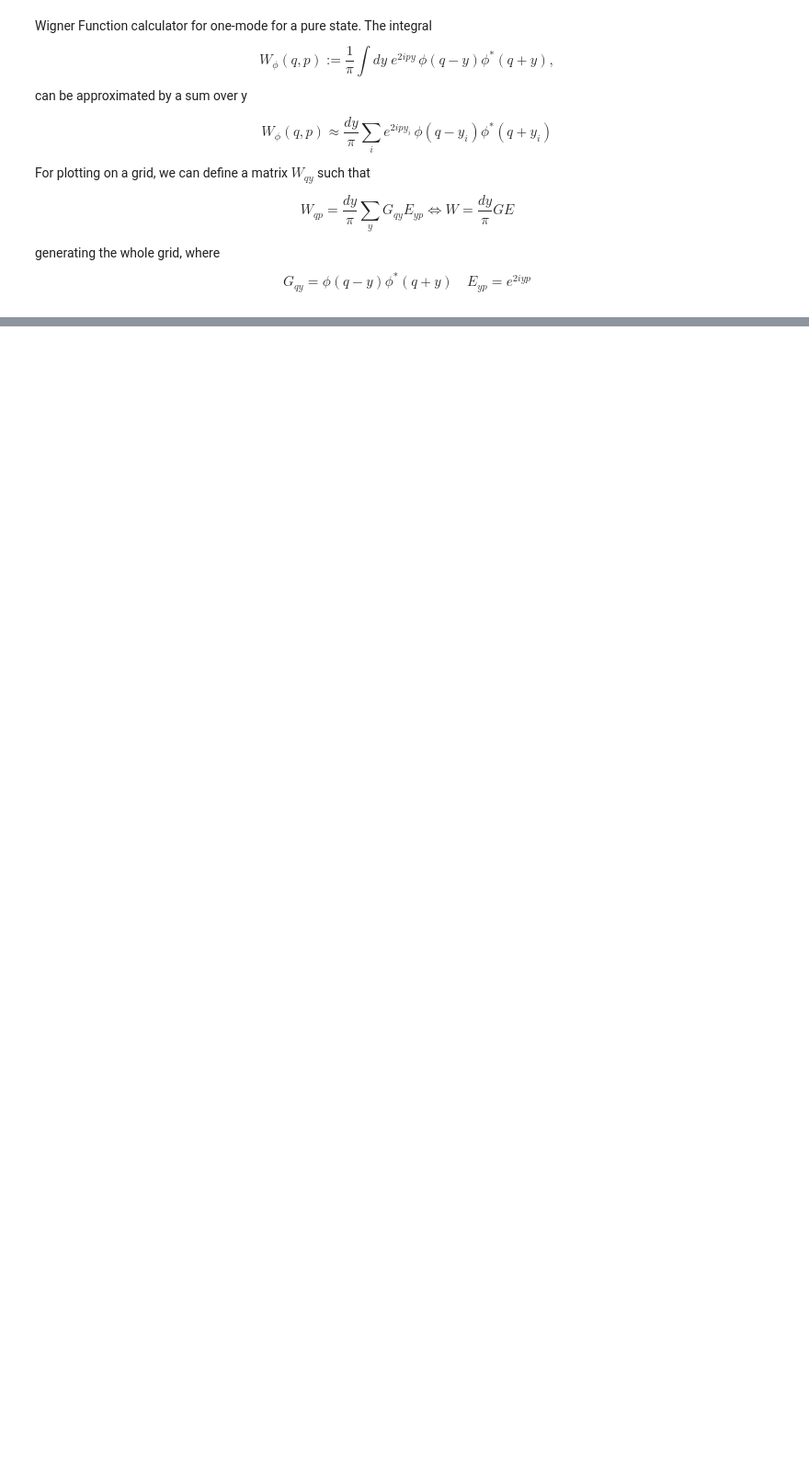
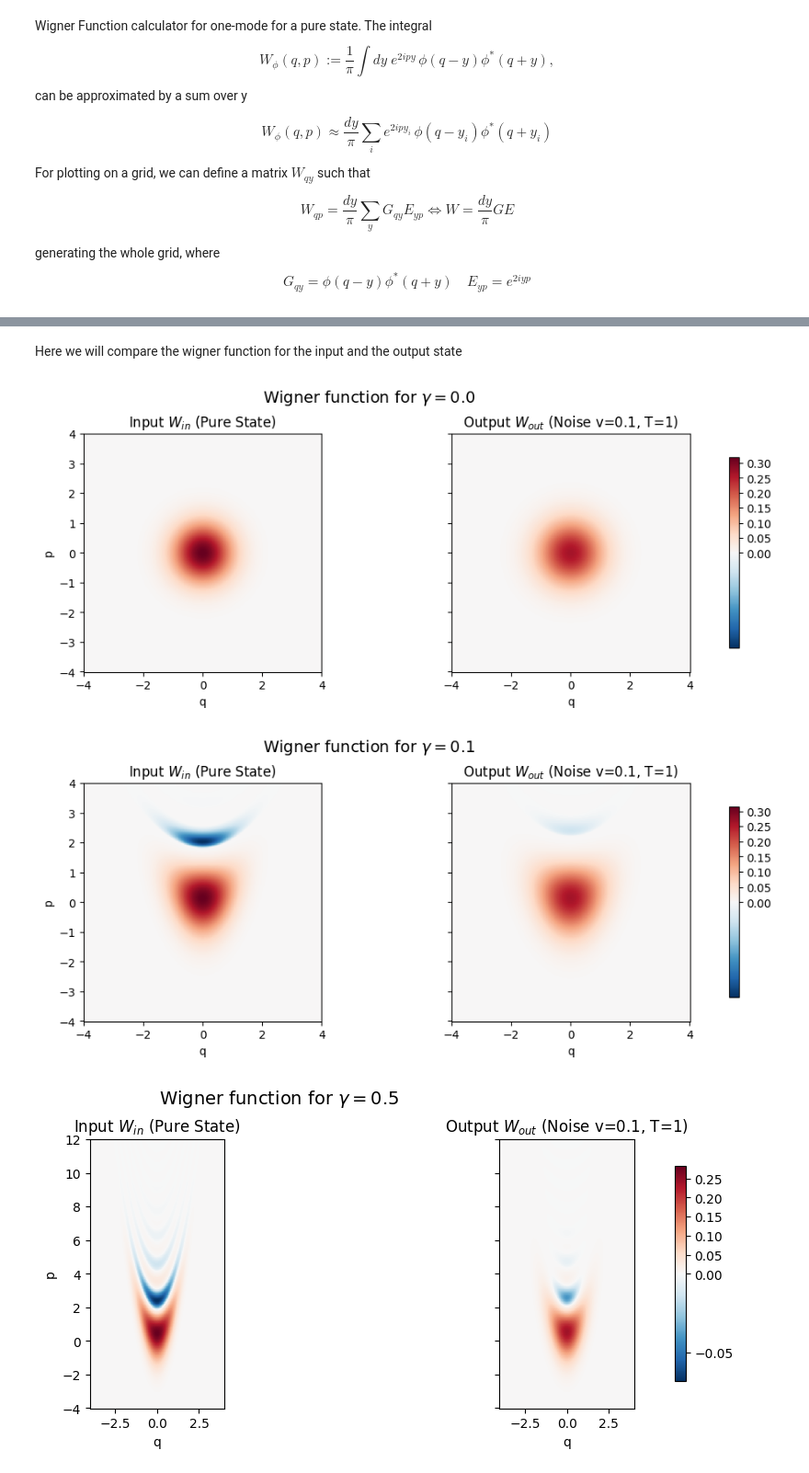
Before and after one commit to GabrielMoniz/cv-hypergraph-negativity, a Jupyter notebook: CV_hypergraph_noise_modeling.ipynb, the cells around one changed output, grey strips where cells are left out. Shown at 92% size. Drawn from its saved outputs; the diff is of its cells as text; code cells hidden in the pictures; blank space fills up the shorter version.

```diff
--- a/CV_hypergraph_noise_modeling.ipynb
+++ b/CV_hypergraph_noise_modeling.ipynb
@@ -133,0 +135,66 @@ It acts as $$W_{\rm out}(q,p)=\frac1T\,\big[W*N_{v/T}\big]\!\left(\frac{q}{\sqrt
+# %%
+from scipy.ndimage import gaussian_filter
+# calculates the wigner function for the output state after the initial state suffers gaussian noise
+# variance v and transmissivity T
+def Wigner_convolution(q, p, psi , v, T):
+
+  dq, dp = q[1] - q[0], p[1] - p[0]
+
+  W_in = Wigner_function(q/np.sqrt(T), p/np.sqrt(T), psi)
+
+  W_out = gaussian_filter(W_in, sigma=(np.sqrt(v)/dq, np.sqrt(v)/dp), mode="constant", truncate=8.0)/T
+
+  return W_out
+# %% [markdown]
+Here we will compare the wigner function for the input and the output state
+# %%
+from matplotlib.colors import TwoSlopeNorm
+
+
+cases_kick = [
+    {"gamma": 0.0, "q_range": (-4, 4), "p_range": (-4, 4), "v": 0.1, "T":1},
+    {"gamma": 0.1, "q_range": (-4, 4), "p_range": (-4, 4), "v": 0.1, "T":1},
+    {"gamma": 0.5, "q_range": (-4, 4), "p_range": (-4, 12), "v": 0.1, "T":1},
+]
+for case in cases_kick:
+  gamma = case["gamma"]
+  q = np.linspace(*case["q_range"], 500)
+  p = np.linspace(*case["p_range"], 500)
+
+  psi = lambda x: phi(x) * np.exp(1j * gamma * x**3)
+
+  v = case["v"]
+  T = case["T"]
+
+  W_out = Wigner_convolution(q, p, psi , v, T)
+  W_in = Wigner_function(q, p, psi)
+
+  lo = min(W_out.min(), W_in.min(), -1e-12)      # most negative value of BOTH panels (kept < 0)
+  hi = max(W_out.max(), W_in.max())              # largest value of BOTH panels
+
+  norm = TwoSlopeNorm(vmin=lo, vcenter=0.0, vmax=hi)
+
+  #plotting phase lattice side by side
+  fig, axes = plt.subplots(1, 2, figsize=(10, 4), sharex=True, sharey=True, constrained_layout=True)
+  fig.suptitle(f'Wigner function for $\\gamma={gamma}$', fontsize=14)
+
+  # Plot input Wigner function on the first axis (axes[0])
+  im0 = axes[0].pcolormesh(q, p, W_in.T, cmap="RdBu_r", norm=norm, shading="auto")
+  axes[0].set_title("Input $W_{in}$ (Pure State)")
+  axes[0].set_xlabel("q")
+  axes[0].set_ylabel("p")
+  axes[0].set_aspect("equal")
+
+  # Plot output Wigner function on the second axis (axes[1])
+  im1 = axes[1].pcolormesh(q, p, W_out.T, cmap="RdBu_r", norm=norm, shading="auto")
+  axes[1].set_title(f"Output $W_{{out}}$ (Noise v={v}, T={T})")
+  axes[1].set_xlabel("q")
+  axes[1].set_aspect("equal")
+
+  # Add a single colorbar associated with the normalization
+  fig.colorbar(im1, ax=axes, shrink=0.8)
+  plt.show()
+# %% [output]
+[figure, added]
+[figure, added]
+[figure, added]
```
Also changed, not shown: parts of 3 cells of this notebook.
